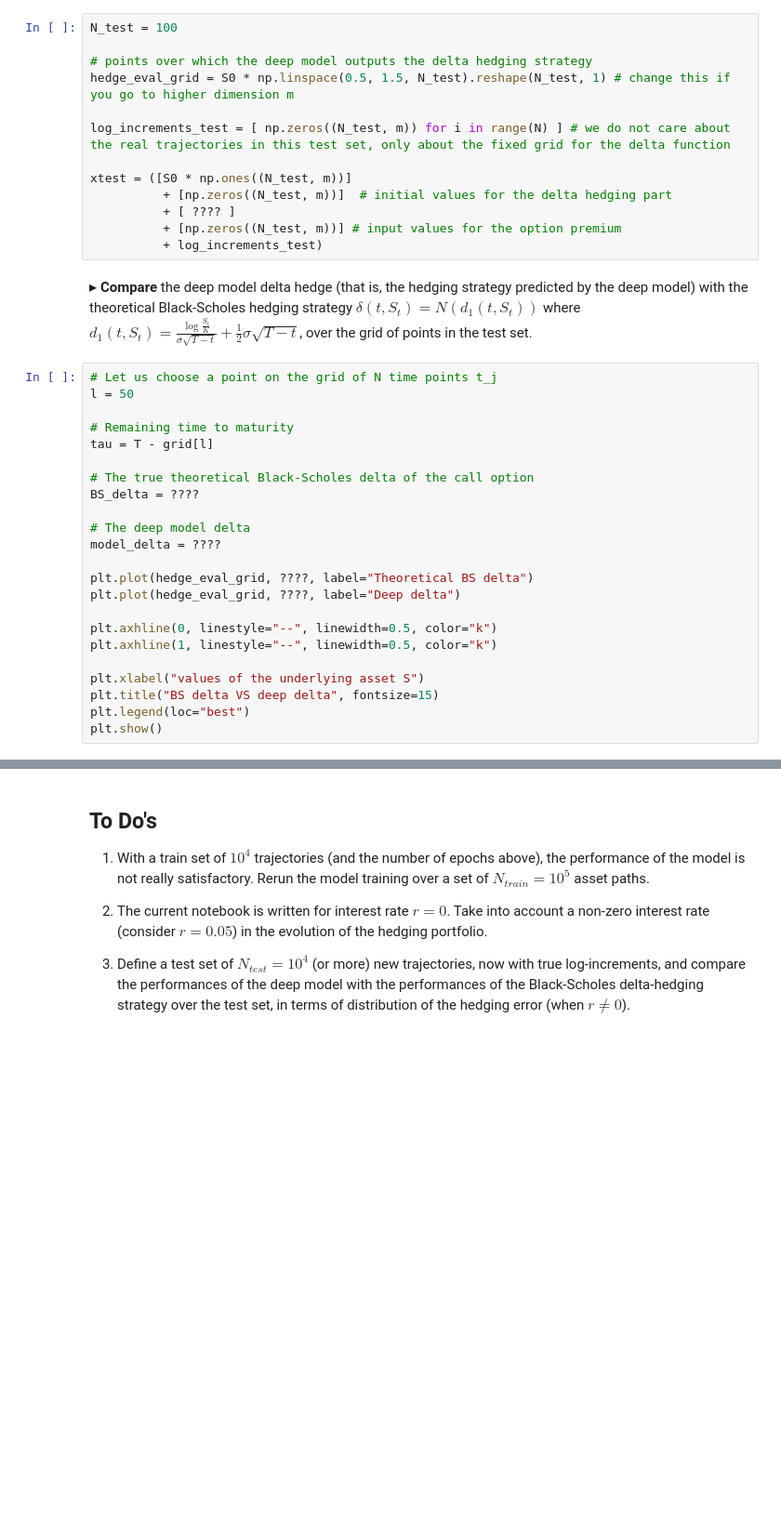
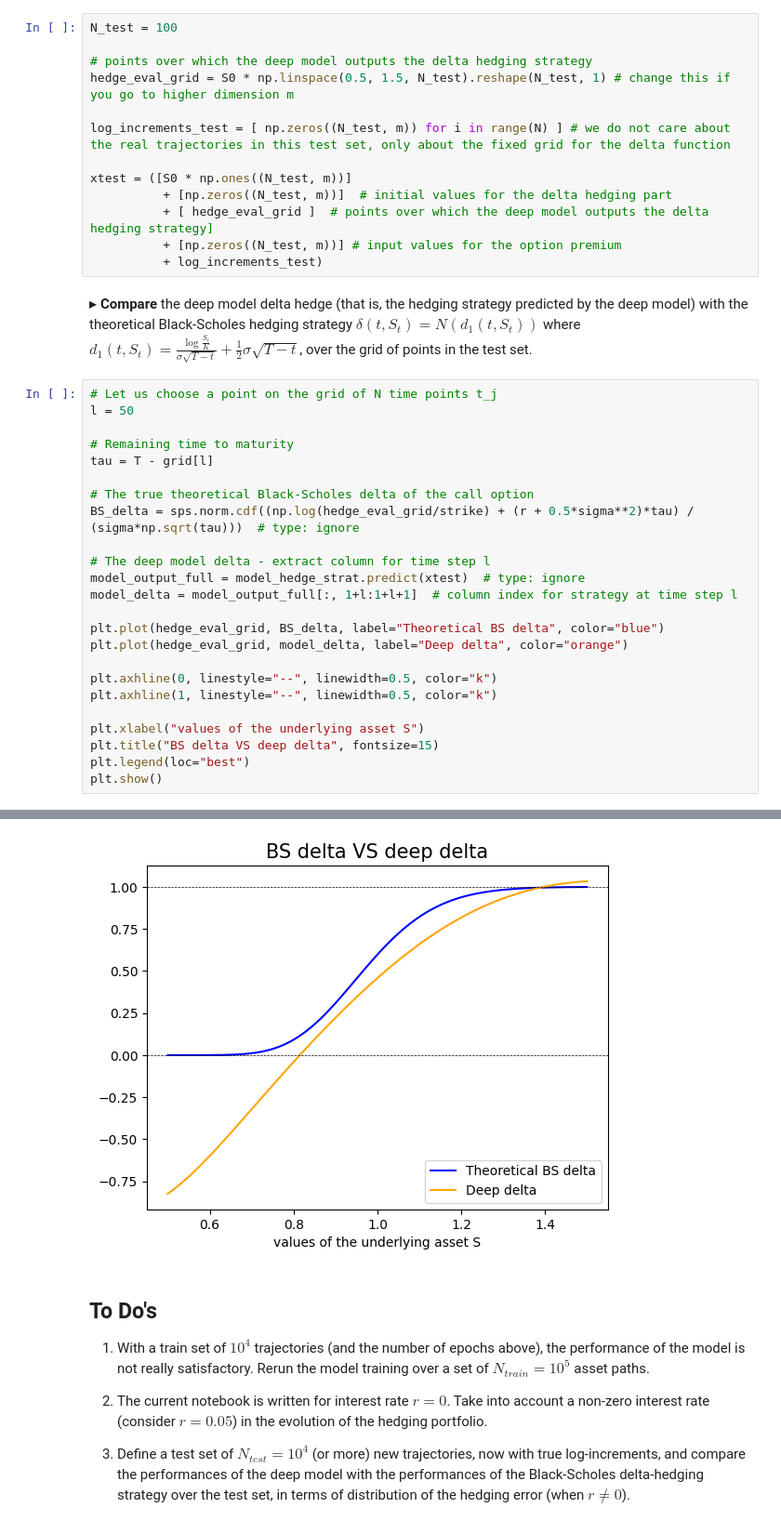
Before and after one commit to RaynorEtienn/Deep-Learning-in-Finance, a Jupyter notebook: Day 5/Deep_hedging.ipynb, the cells around one changed output, grey strips where cells are left out. Shown at 93% size. Cells and saved outputs as stored; diff of their text form; blank space fills up the shorter version.

```diff
--- a/Day 5/Deep_hedging.ipynb
+++ b/Day 5/Deep_hedging.ipynb
@@ -362,7 +417,7 @@ log_increments_test = [ np.zeros((N_test, m)) for i in range(N) ] # we do not ca
 
 xtest = ([S0 * np.ones((N_test, m))]
           + [np.zeros((N_test, m))]  # initial values for the delta hedging part
-          + [ ???? ]
+          + [ hedge_eval_grid ]  # points over which the deep model outputs the delta hedging strategy]
           + [np.zeros((N_test, m))] # input values for the option premium
           + log_increments_test)
 # %% [markdown]
@@ -375,13 +430,14 @@ l = 50
 tau = T - grid[l]
 
 # The true theoretical Black-Scholes delta of the call option
-BS_delta = ????
+BS_delta = sps.norm.cdf((np.log(hedge_eval_grid/strike) + (r + 0.5*sigma**2)*tau) / (sigma*np.sqrt(tau)))  # type: ignore
 
-# The deep model delta
-model_delta = ????
+# The deep model delta - extract column for time step l
+model_output_full = model_hedge_strat.predict(xtest)  # type: ignore
+model_delta = model_output_full[:, 1+l:1+l+1]  # column index for strategy at time step l
 
-plt.plot(hedge_eval_grid, ????, label="Theoretical BS delta")
-plt.plot(hedge_eval_grid, ????, label="Deep delta")
+plt.plot(hedge_eval_grid, BS_delta, label="Theoretical BS delta", color="blue")
+plt.plot(hedge_eval_grid, model_delta, label="Deep delta", color="orange")
 
 plt.axhline(0, linestyle="--", linewidth=0.5, color="k")
 plt.axhline(1, linestyle="--", linewidth=0.5, color="k")
@@ -390,3 +446,4 @@ plt.xlabel("values of the underlying asset S")
 plt.title("BS delta VS deep delta", fontsize=15)
 plt.legend(loc="best")
 plt.show()
+# %% [output]
@@ -393,3 +451,4 @@ plt.show()
+[figure, added]
 # %% [markdown]
 ## To Do's
 
```
Also changed, not shown: parts of 14 cells of this notebook.
